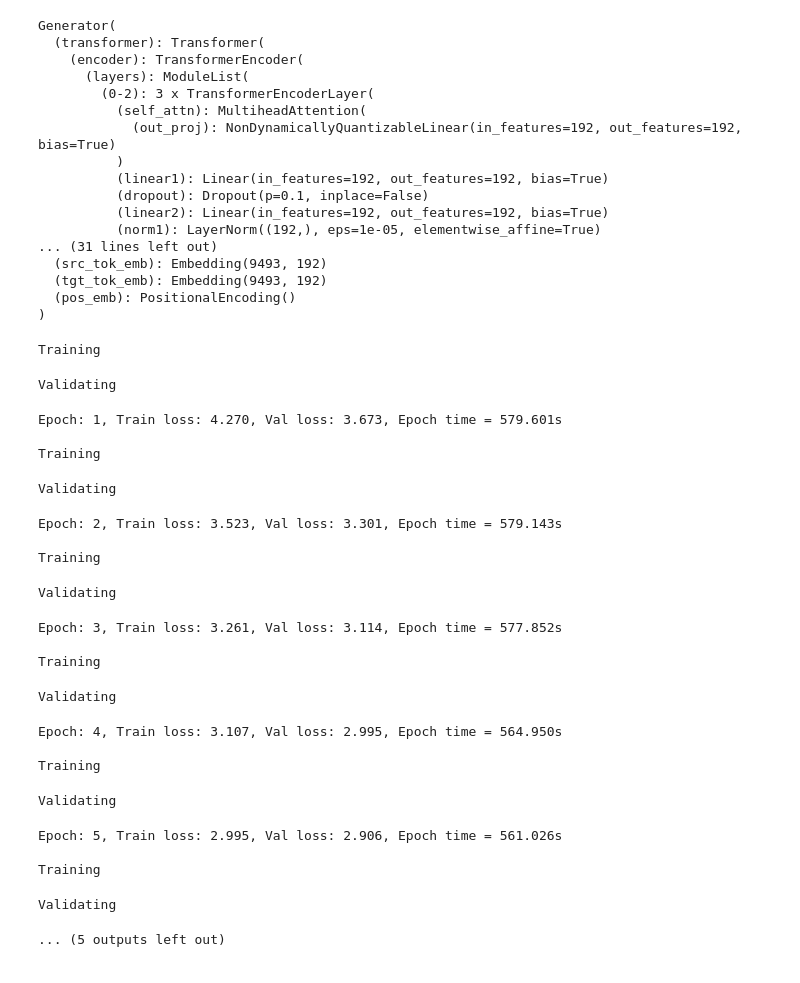
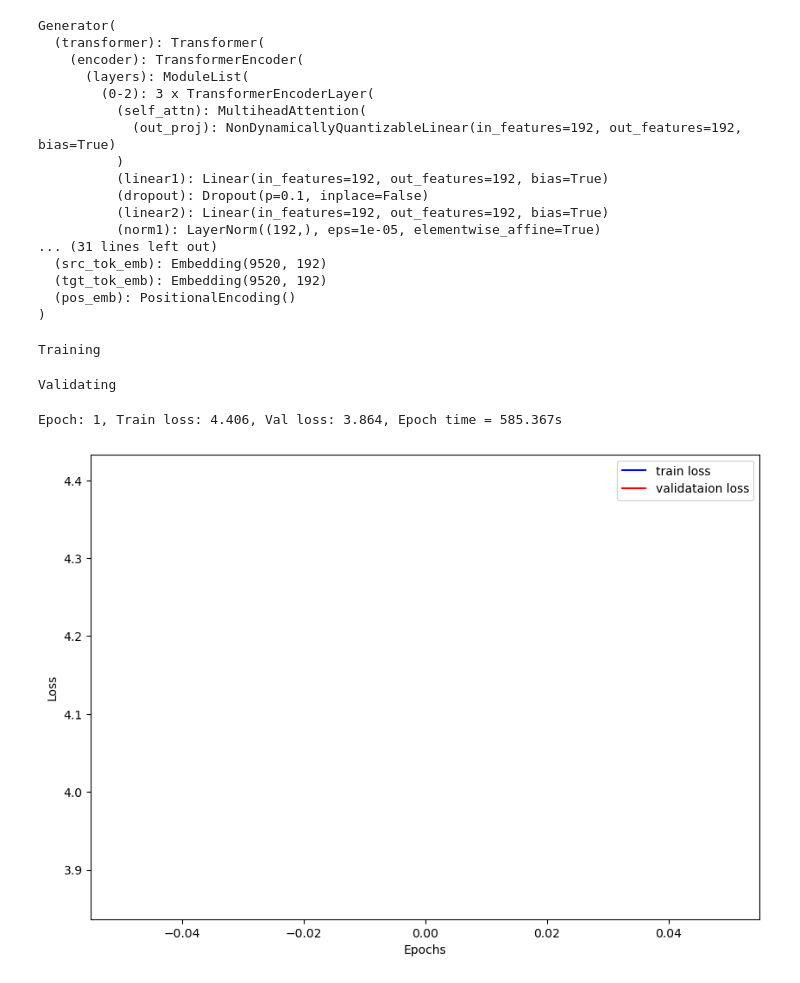
Before and after one commit to hissain/mlworks, a Jupyter notebook: codes/nn_transformer.ipynb, the cells around one changed output. Cells and saved outputs as stored; diff of their text form; code cells hidden in the pictures.

Commit message:
refactored trainable minimal transformer

```diff
--- a/codes/nn_transformer.ipynb
+++ b/codes/nn_transformer.ipynb
@@ -200,11 +174,11 @@ def collate_fn(batch):
 # %%
 MAX_SEQ_LEN = 64
-SRC_VOCAB_SIZE = len(vocab_transform[SRC_LANGUAGE])
-TGT_VOCAB_SIZE = len(vocab_transform[SRC_LANGUAGE])
+SRC_VOCAB_SIZE = len(vocab_transform)
+TGT_VOCAB_SIZE = len(vocab_transform)
 EMB_SIZE = 192
 NHEAD = 6
 FFN_HID_DIM = 192
-BATCH_SIZE = 128
+BATCH_SIZE = 256
 NUM_ENCODER_LAYERS = 3
 NUM_DECODER_LAYERS = 3
 DEVICE = 'cpu' #'cuda'
@@ -227,8 +201,8 @@ Generator(
           (linear2): Linear(in_features=192, out_features=192, bias=True)
           (norm1): LayerNorm((192,), eps=1e-05, elementwise_affine=True)
 ... (31 lines left out)
-  (src_tok_emb): Embedding(9493, 192)
-  (tgt_tok_emb): Embedding(9493, 192)
+  (src_tok_emb): Embedding(9520, 192)
+  (tgt_tok_emb): Embedding(9520, 192)
   (pos_emb): PositionalEncoding()
 )
 # %%
@@ -323,9 +273,9 @@ def evaluate(model):
 # %%
 train_loss_list, valid_loss_list = [], []
-for epoch in range(1, 10):
+for epoch in range(1, 2):
     start_time = timer()
-    train_loss = train_epoch(model, optimizer)
-    valid_loss = evaluate(model)
+    train_loss = train_epoch(model, optimizer, loss_fn, DEVICE)
+    valid_loss = evaluate(model, loss_fn, DEVICE)
     end_time = timer()
     train_loss_list.append(train_loss)
     valid_loss_list.append(valid_loss)
@@ -333,46 +283,28 @@ for epoch in range(1, 10):
 # %% [output]
 Training
 Validating
-Epoch: 1, Train loss: 4.270, Val loss: 3.673, Epoch time = 579.601s
-
-Training
+Epoch: 1, Train loss: 4.406, Val loss: 3.864, Epoch time = 585.367s
-Validating
-Epoch: 2, Train loss: 3.523, Val loss: 3.301, Epoch time = 579.143s
-
-Training
-Validating
-Epoch: 3, Train loss: 3.261, Val loss: 3.114, Epoch time = 577.852s
-
-Training
-Validating
-Epoch: 4, Train loss: 3.107, Val loss: 2.995, Epoch time = 564.950s
-
-Training
-Validating
-Epoch: 5, Train loss: 2.995, Val loss: 2.906, Epoch time = 561.026s
-
-Training
-Validating
-... (5 outputs left out)
 # %%
-os.makedirs('outputs2', exist_ok=True)
+os.makedirs('outputs3', exist_ok=True)
 
 def save_plots(train_loss, valid_loss):
     plt.figure(figsize=(10, 7))
     plt.plot(
         train_loss, color='blue', linestyle='-',
         label='train loss'
     )
     plt.plot(
         valid_loss, color='red', linestyle='-',
         label='validataion loss'
     )
     plt.xlabel('Epochs')
     plt.ylabel('Loss')
     plt.legend()
-    plt.savefig(os.path.join('outputs2', 'loss.png'))
+    plt.savefig(os.path.join('outputs3', 'loss.png'))
     plt.show()
 
 save_plots(train_loss_list, valid_loss_list)
-torch.save(model, 'outputs2/model.pth')
-model = torch.load('outputs2/model.pth')
+torch.save(model, 'outputs3/model.pth')
+model = torch.load('outputs3/model.pth')
+# %% [output]
+[figure, added]
```
Also changed, not shown: parts of 8 cells of this notebook.
